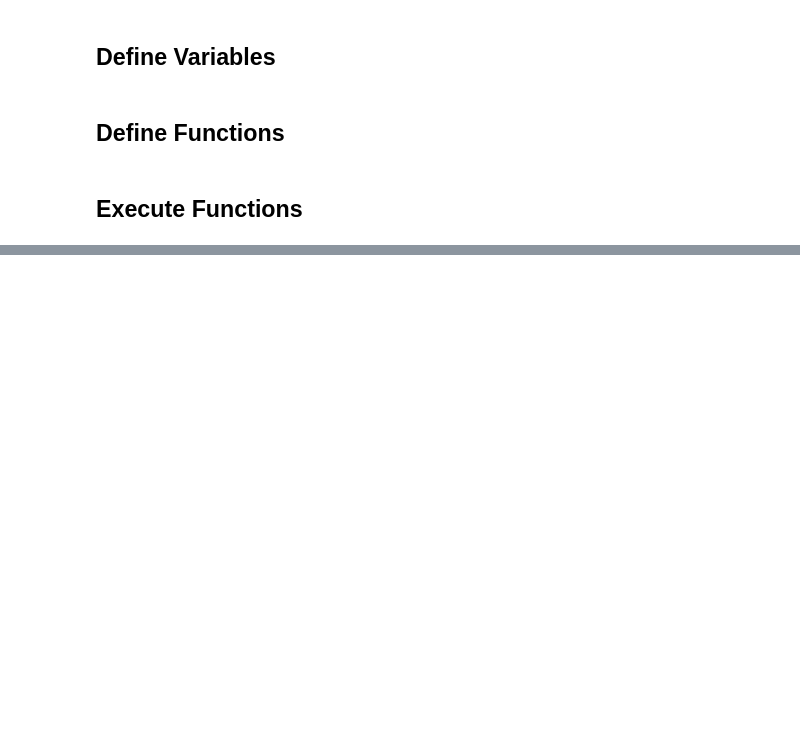
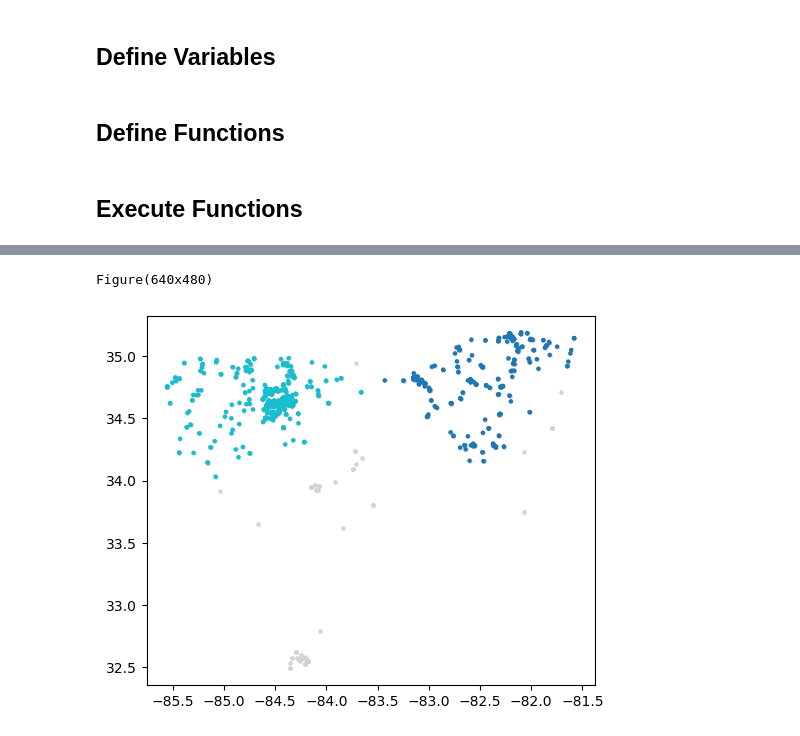
Before and after one commit to FixCarbon/um-mads, a Jupyter notebook: notebooks/create_polygons.ipynb, the cells around one changed output, grey strips where cells are left out. Cells and saved outputs as stored; diff of their text form; code cells hidden in the pictures; blank space fills up the shorter version.

```diff
--- a/notebooks/create_polygons.ipynb
+++ b/notebooks/create_polygons.ipynb
@@ -81,6 +309,0 @@ gdf.plot(alpha=0.01)
-# %%
-# Combine East Coast GeoTIFF files from CroplandCROS
-gdf = pd.concat([load_cdl('../data/raw/cdl_apples_northeastern.TIF'),
-                 load_cdl('../data/raw/cdl_apples_easternmountain.TIF'),
-                 load_cdl('../data/raw/cdl_apples_southern.TIF')],
-                 ignore_index=True)
@@ -95,0 +338,14 @@ gdf.plot(alpha=0.01)
+# %%
+params = {
+    'min_cluster_size': [100],
+    'min_samples': [5],
+    'cluster_selection_epsilon': [0.001],
+    'metric': ['haversine'],
+    'core_dist_n_jobs': [-1],
+}
+
+for fig in generate_cluster_figures(find_hdbscan_clusters, gdf, **params):
+    print(fig)
+# %% [output]
+Figure(640x480)
+[figure, added]
```
Also changed, not shown: parts of 22 cells of this notebook.
